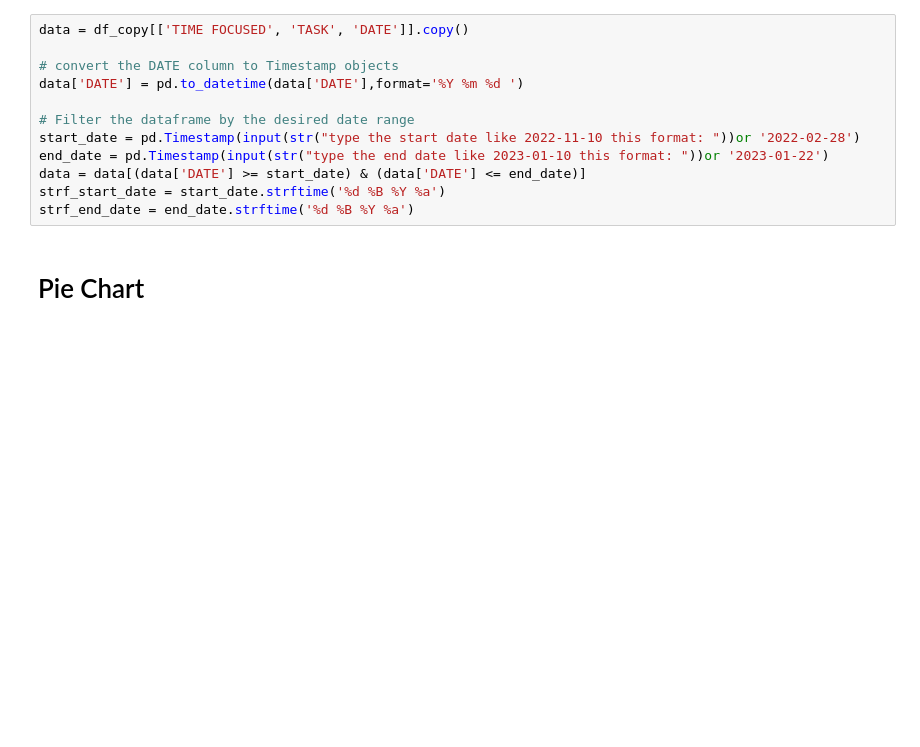
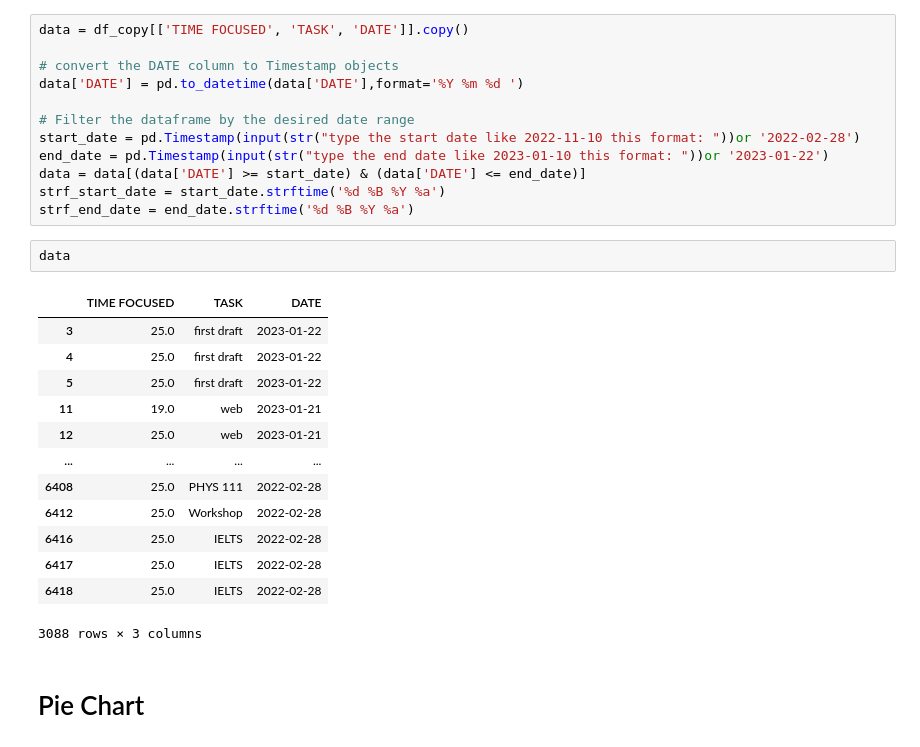
Before and after one commit to itszehrakaya/study-analysis, a Jupyter notebook: data_manipulation.ipynb, the cells around one changed output. Drawn from its saved outputs; the diff is of its cells as text; blank space fills up the shorter version.

```diff
--- a/data_manipulation.ipynb
+++ b/data_manipulation.ipynb
@@ -155,6 +155,22 @@ end_date = pd.Timestamp(input(str("type the end date like 2023-01-10 this format
 data = data[(data['DATE'] >= start_date) & (data['DATE'] <= end_date)]
 strf_start_date = start_date.strftime('%d %B %Y %a')
 strf_end_date = end_date.strftime('%d %B %Y %a')
+# %%
+data
+# %% [output]
+|  | TIME FOCUSED | TASK | DATE |
+| 3 | 25.0 | first draft | 2023-01-22 |
+| 4 | 25.0 | first draft | 2023-01-22 |
+| 5 | 25.0 | first draft | 2023-01-22 |
+| 11 | 19.0 | web | 2023-01-21 |
+| 12 | 25.0 | web | 2023-01-21 |
+| ... | ... | ... | ... |
+| 6408 | 25.0 | PHYS 111 | 2022-02-28 |
+| 6412 | 25.0 | Workshop | 2022-02-28 |
+| 6416 | 25.0 | IELTS | 2022-02-28 |
+| 6417 | 25.0 | IELTS | 2022-02-28 |
+| 6418 | 25.0 | IELTS | 2022-02-28 |
+3088 rows × 3 columns
 # %% [markdown]
 # Pie Chart
 # %% [markdown]
```
Also changed, not shown: parts of 6 cells of this notebook, 3 other files.
